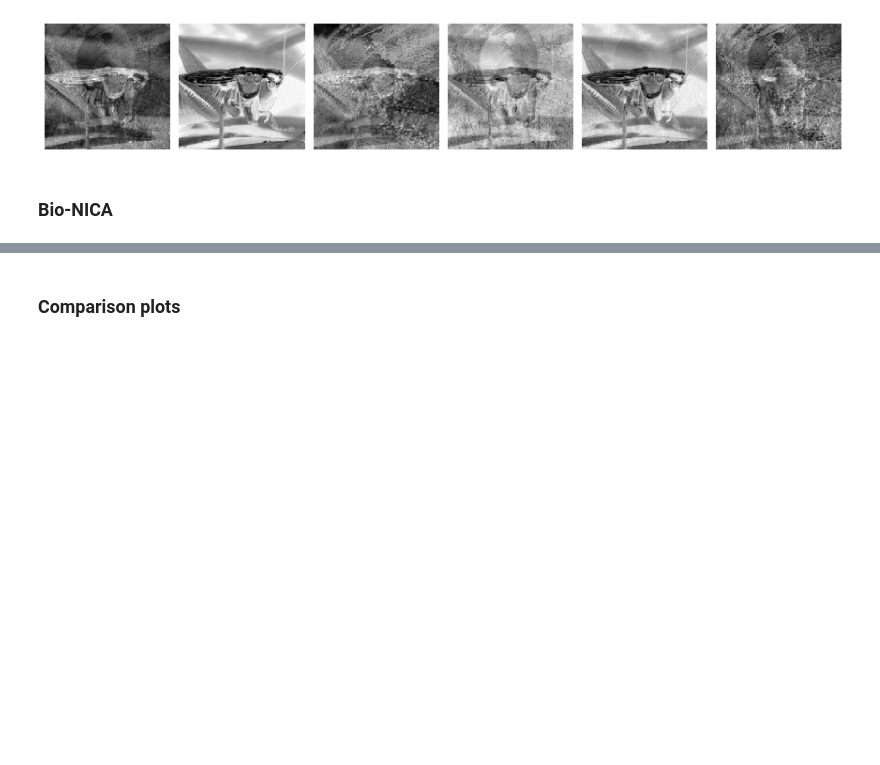
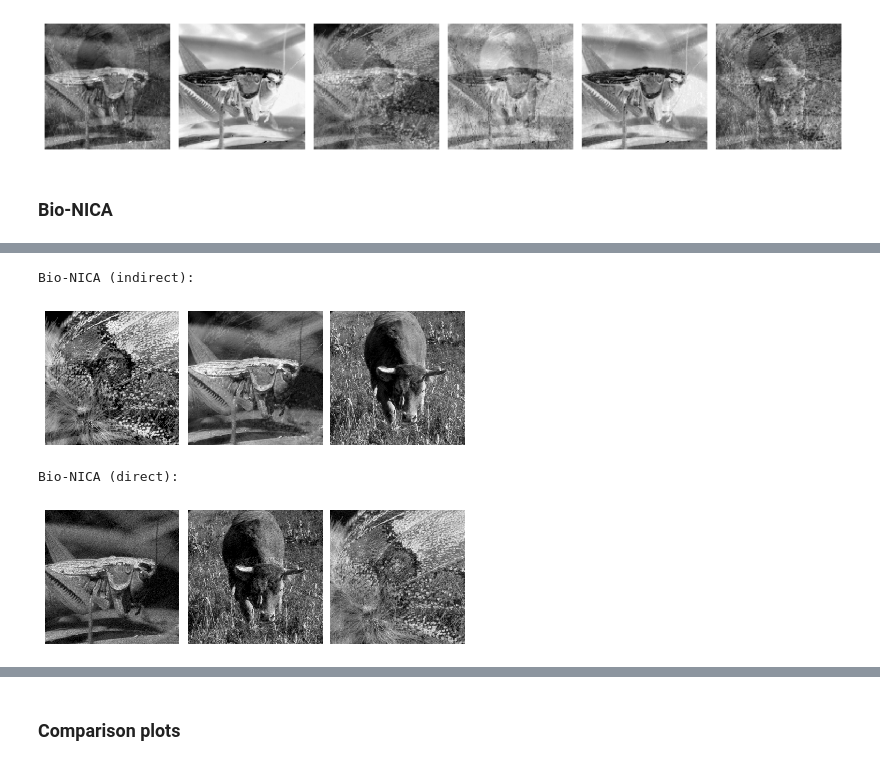
Before and after one commit to flatironinstitute/bio-nica, a Jupyter notebook: demo_image.ipynb, the cells around one changed output, grey strips where cells are left out. Cells and saved outputs as stored; diff of their text form; code cells hidden in the pictures; blank space fills up the shorter version.

```diff
--- a/demo_image.ipynb
+++ b/demo_image.ipynb
@@ -235,0 +159,38 @@ Bio-NICA (indirect) permutation error: 0.33768754535862167
+# %%
+# Display recovered sources:
+
+inv_idx = np.argsort(idx)
+
+bionica_indirect_recovered = bionica_indirect_Y[:,-samples:]
+bionica_direct_recovered = bionica_direct_Y[:,-samples:]
+
+print('Bio-NICA (indirect):')
+
+figure = plt.figure(figsize=(6,2))
+
+for i in range(s_dim):
+    plt.subplot(1,s_dim,i+1)
+    plt.imshow(bionica_indirect_recovered[i,inv_idx[:]].reshape(252,252), cmap="gray")
+    plt.axis('off')
+
+figure.tight_layout(pad=0.5)
+
+plt.show()
+
+print('Bio-NICA (direct):')
+
+figure = plt.figure(figsize=(6,2))
+
+for i in range(s_dim):
+    plt.subplot(1,s_dim,i+1)
+    plt.imshow(bionica_direct_recovered[i,inv_idx[:]].reshape(252,252), cmap="gray")
+    plt.axis('off')
+
+figure.tight_layout(pad=0.5)
+
+plt.show()
+# %% [output]
+Bio-NICA (indirect):
+[figure, added]
+Bio-NICA (direct):
+[figure, added]
```
Also changed, not shown: parts of 5 cells of this notebook, 4 other files.
